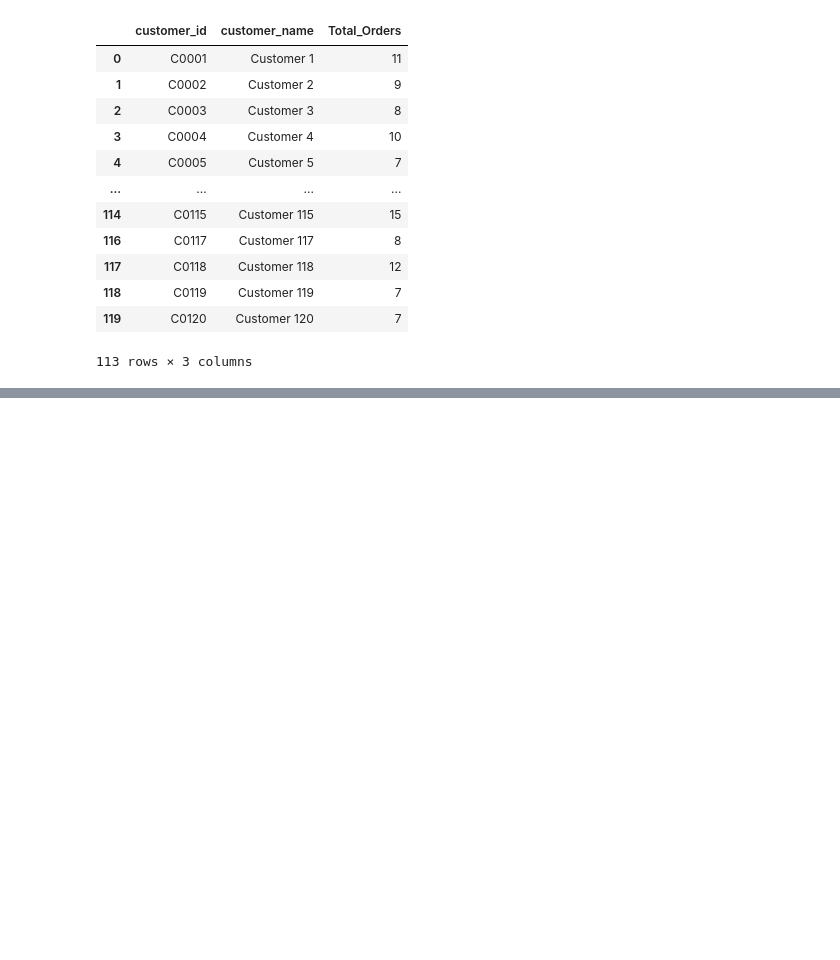
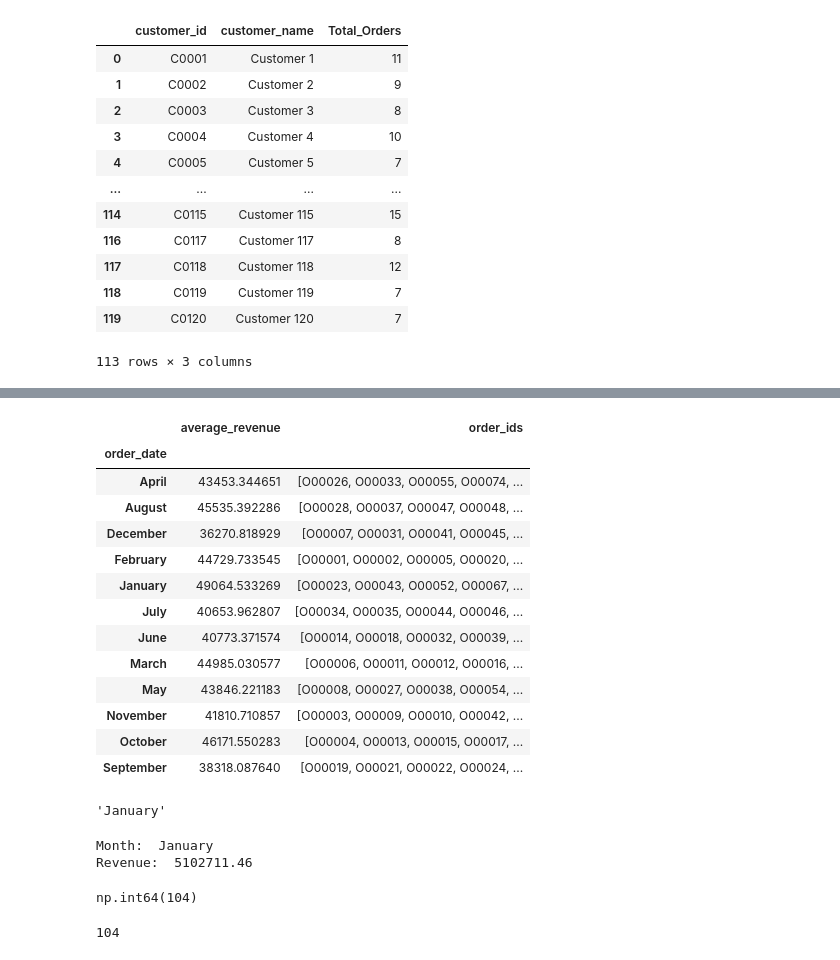
Before and after one commit to sharmaaditya2697-commits/pandas_practice, a Jupyter notebook: test25sept2026.ipynb, the cells around one changed output, grey strips where cells are left out. Saved outputs shown, nothing was run; the diff lists cells and outputs as text; code cells hidden in the pictures; blank space fills up the shorter version.

```diff
--- a/test25sept2026.ipynb
+++ b/test25sept2026.ipynb
@@ -1,10 +1,10 @@
 # %%
 import pandas as pd
 # %%
-sales_data_orders=pd.read_excel(r"D:\Project\sales_data.xlsx", sheet_name="Orders")
-sales_data_customers=pd.read_excel(r"D:\Project\sales_data.xlsx", sheet_name="Customers")
-sales_data_products=pd.read_excel(r"D:\Project\sales_data.xlsx", sheet_name="Products")
-sales_data_returns=pd.read_excel(r"D:\Project\sales_data.xlsx", sheet_name="Returns")
+sales_data_orders=pd.read_excel(r"G:\Python Practice\pandas_practice\sales_data.xlsx", sheet_name="Orders")
+sales_data_customers=pd.read_excel(r"G:\Python Practice\pandas_practice\sales_data.xlsx", sheet_name="Customers")
+sales_data_products=pd.read_excel(r"G:\Python Practice\pandas_practice\sales_data.xlsx", sheet_name="Products")
+sales_data_returns=pd.read_excel(r"G:\Python Practice\pandas_practice\sales_data.xlsx", sheet_name="Returns")
 # %%
 sales_data_orders.head(2)
 # %% [output]
@@ -789,3 +810,6 @@ result.groupby(["customer_id","customer_name"])["order_id"].count().reset_index(
 | 118 | C0119 | Customer 119 | 7 |
 | 119 | C0120 | Customer 120 | 7 |
 113 rows × 3 columns
+# %%
+sales_data_orders['order_date']=pd.to_datetime(sales_data_orders['order_date'])
+sales_data_orders['day_of_week']=sales_data_orders['order_date'].dt.day_name()
@@ -791,0 +889,47 @@ result.groupby(["customer_id","customer_name"])["order_id"].count().reset_index(
+# %%
+sales_data_orders.groupby(
+    sales_data_orders['order_date'].dt.month_name()
+).agg(
+    average_revenue=('revenue', 'mean'),
+    order_ids=('order_id', list)
+)
+# %% [output]
+|  | average_revenue | order_ids |
+| order_date |  |  |
+| April | 43453.344651 | [O00026, O00033, O00055, O00074, ... |
+| August | 45535.392286 | [O00028, O00037, O00047, O00048, ... |
+| December | 36270.818929 | [O00007, O00031, O00041, O00045, ... |
+| February | 44729.733545 | [O00001, O00002, O00005, O00020, ... |
+| January | 49064.533269 | [O00023, O00043, O00052, O00067, ... |
+| July | 40653.962807 | [O00034, O00035, O00044, O00046, ... |
+| June | 40773.371574 | [O00014, O00018, O00032, O00039, ... |
+| March | 44985.030577 | [O00006, O00011, O00012, O00016, ... |
+| May | 43846.221183 | [O00008, O00027, O00038, O00054, ... |
+| November | 41810.710857 | [O00003, O00009, O00010, O00042, ... |
+| October | 46171.550283 | [O00004, O00013, O00015, O00017, ... |
+| September | 38318.087640 | [O00019, O00021, O00022, O00024, ... |
+# %%
+sales_data_orders.groupby(sales_data_orders['order_date'].dt.month_name())['revenue'].sum().idxmax()
+# %% [output]
+'January'
+# %%
+monthly_revenue=sales_data_orders.groupby(sales_data_orders['order_date'].dt.month_name())['revenue'].sum()
+print("Month: ", monthly_revenue.idxmax())
+print("Revenue: ", monthly_revenue.max())
+# %% [output]
+Month:  January
+Revenue:  5102711.46
+# %%
+sales_data_orders[
+    (sales_data_orders['order_date'].dt.month == 1)&
+    (sales_data_orders['order_date'].dt.year == 2025)
+]['order_id'].count()
+# %% [output]
+np.int64(104)
+# %%
+sales_data_orders[
+    (sales_data_orders['order_date'].dt.month == 1)&
+    (sales_data_orders['order_date'].dt.year == 2025)
+]['order_id'].nunique()
+# %% [output]
+104
```
Also changed, not shown: parts of 9 cells of this notebook, 20 other files.
